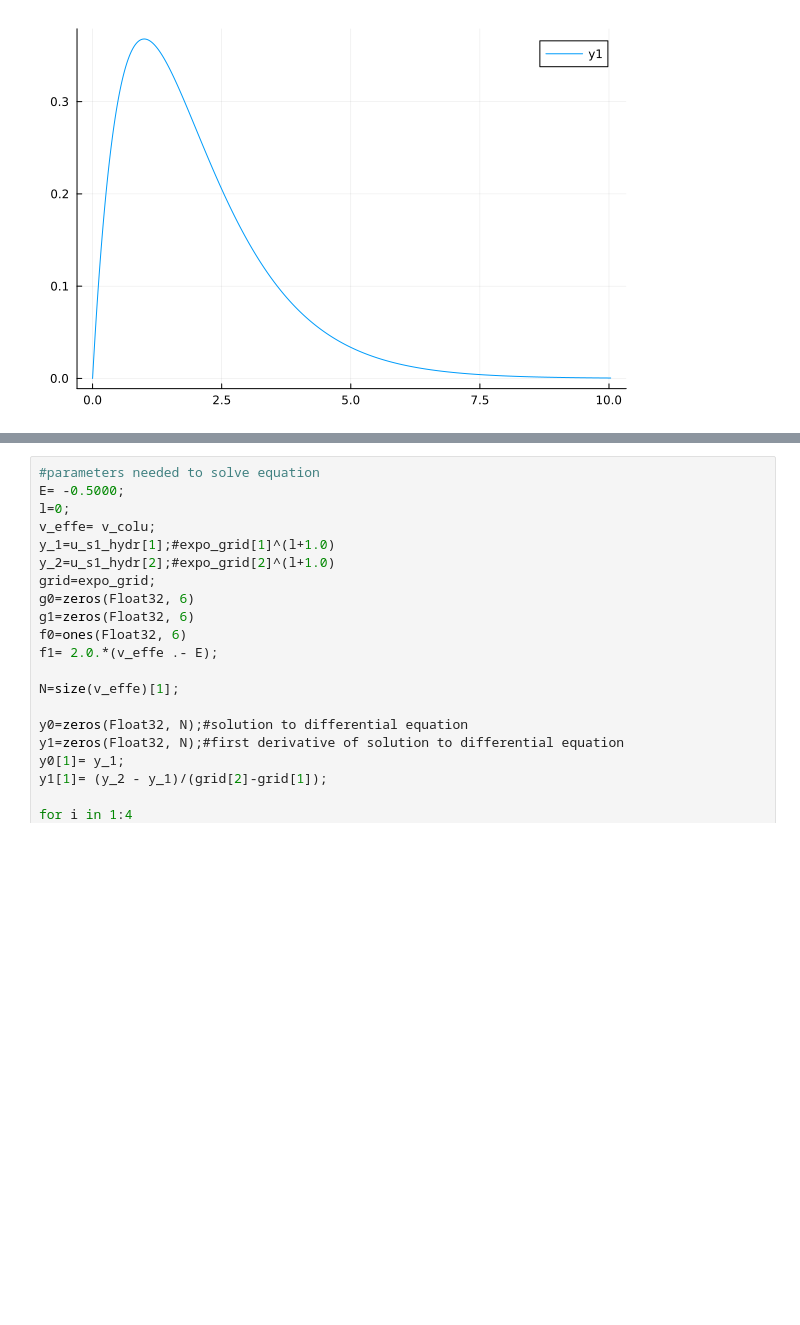
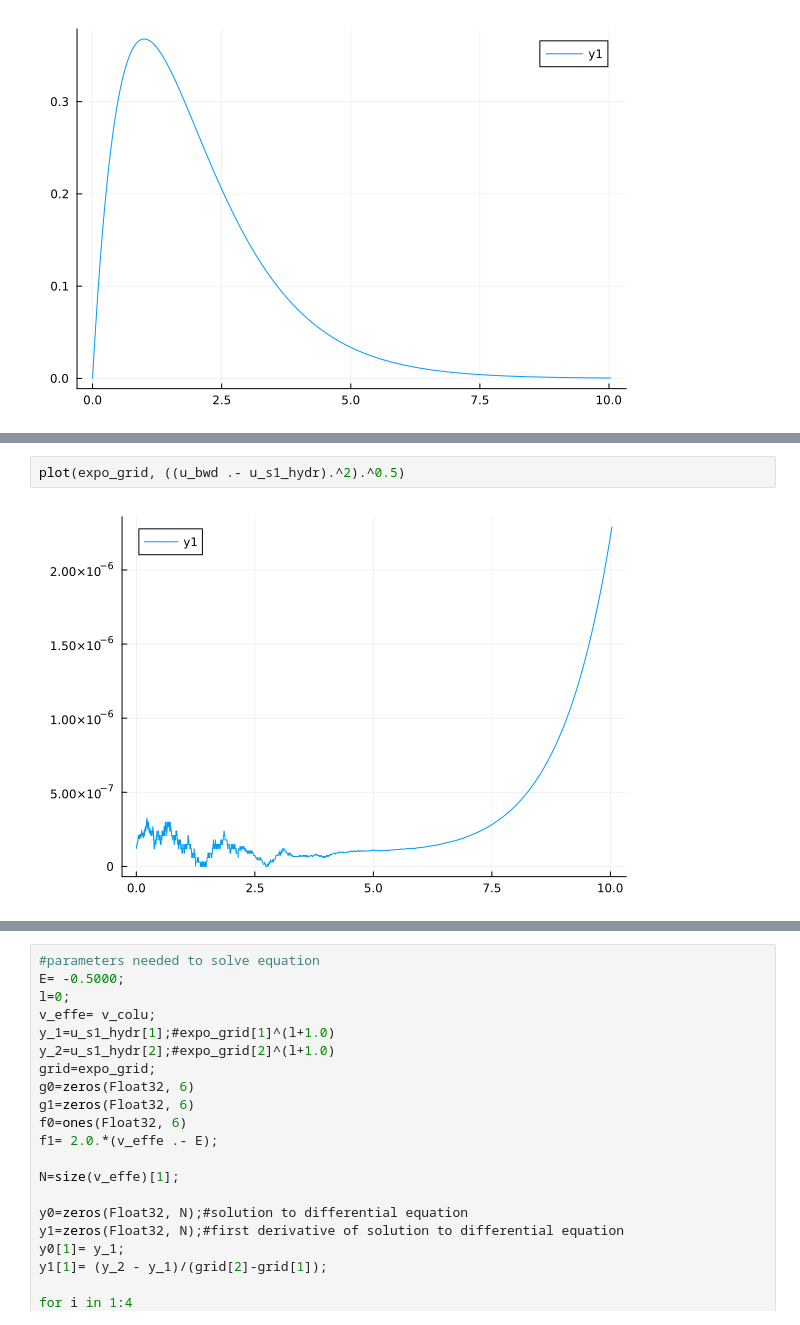
Before and after one commit to zeledon14/neutral_atom_solver, a Jupyter notebook: dev.ipynb, the cells around one changed output, grey strips where cells are left out. Cells and saved outputs as stored; diff of their text form; blank space fills up the shorter version.

```diff
--- a/dev.ipynb
+++ b/dev.ipynb
@@ -64,0 +87,4 @@ plot(expo_grid, ((u_pred .- u_s1_hydr).^2).^0.5)
+# %%
+plot(expo_grid, ((u_bwd .- u_s1_hydr).^2).^0.5)
+# %% [output]
+[figure, added]
```
Also changed, not shown: parts of 11 cells of this notebook, 7 other files.
